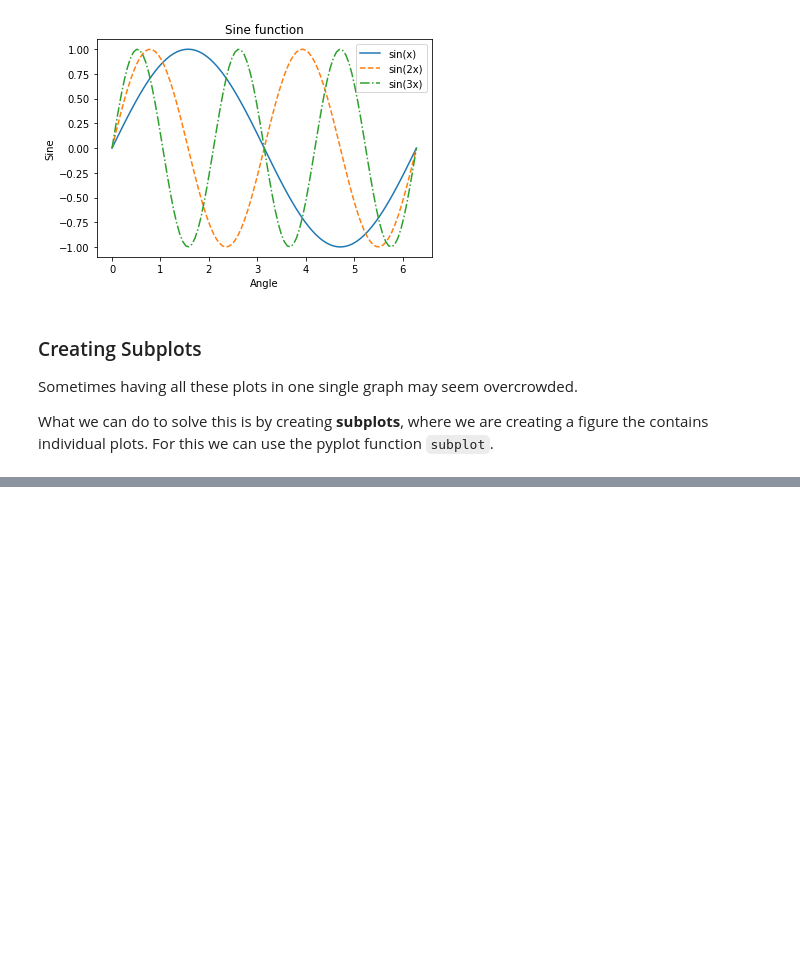
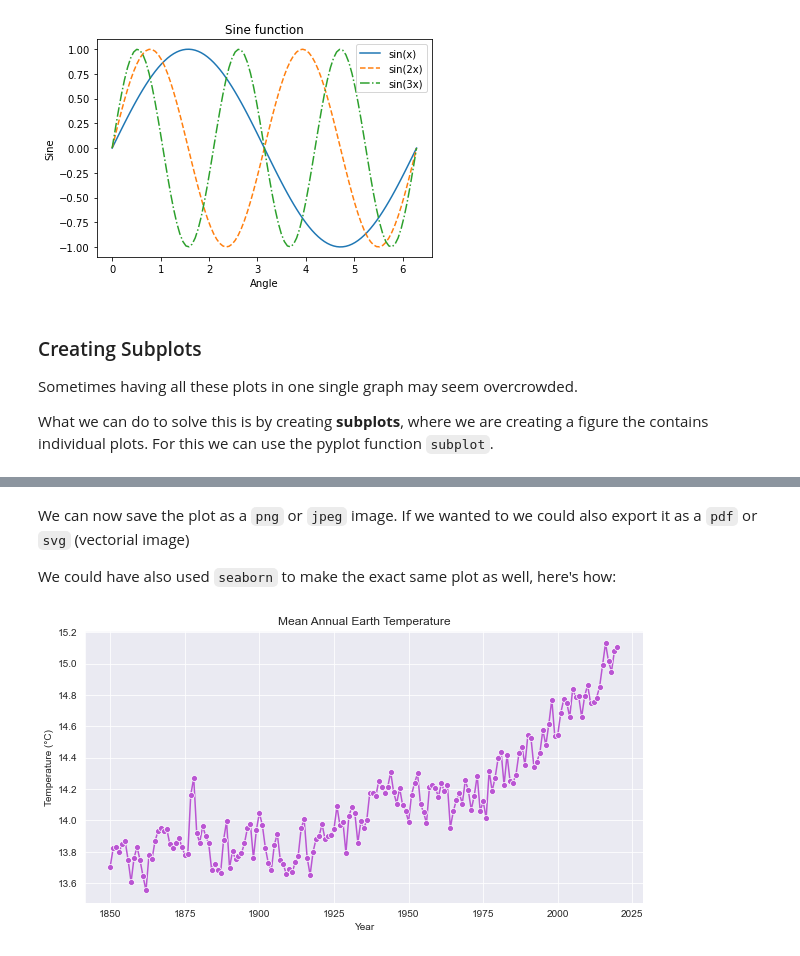
Before and after one commit to nicole-hucke/colab_test, a Jupyter notebook: lecture4_english.ipynb, the cells around one changed output, grey strips where cells are left out. Cells and saved outputs as stored; diff of their text form; code cells hidden in the pictures; blank space fills up the shorter version.

```diff
--- a/lecture4_english.ipynb
+++ b/lecture4_english.ipynb
@@ -177,0 +215,25 @@ ValueError: not enough values to unpack (expected 3, got 2)
+# %% [markdown]
+We can now save the plot as a `png` or `jpeg` image. If we wanted to we could also export it as a `pdf` or `svg` (vectorial image)
+
+We could have also used `seaborn` to make the exact same plot as well, here's how:
+# %%
+# plot the data using seaborn
+plt.figure(figsize=(10, 5))  # set the size of the figure
+sns.set_style("darkgrid")  # set the style of the plot
+sns.lineplot(x=years, y=temperature, marker='o', color='mediumorchid')
+
+# add the name of the axes and title
+plt.xlabel('Year')
+plt.ylabel('Temperature (°C)')
+plt.title('Mean Annual Earth Temperature')
+
+# add a grid
+plt.grid(True)
+
+# save the plot in different formats in the 'plots' folder
+plt.savefig('plots/temperature_plot.png', dpi=300)  # save as png with a resolution of 300 dpi
+plt.savefig('plots/temperature_plot.pdf')  # save as pdf
+
+plt.show()
+# %% [output]
+[figure, added]
```
Also changed, not shown: parts of 20 cells of this notebook, 6 other files.
